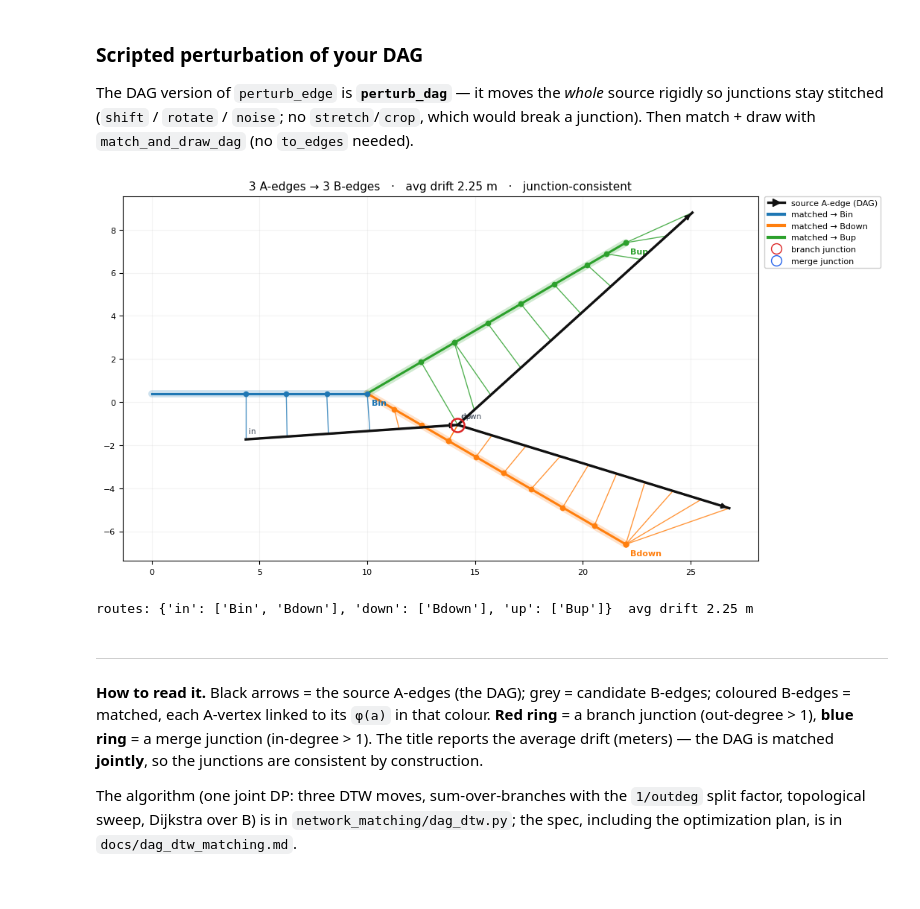
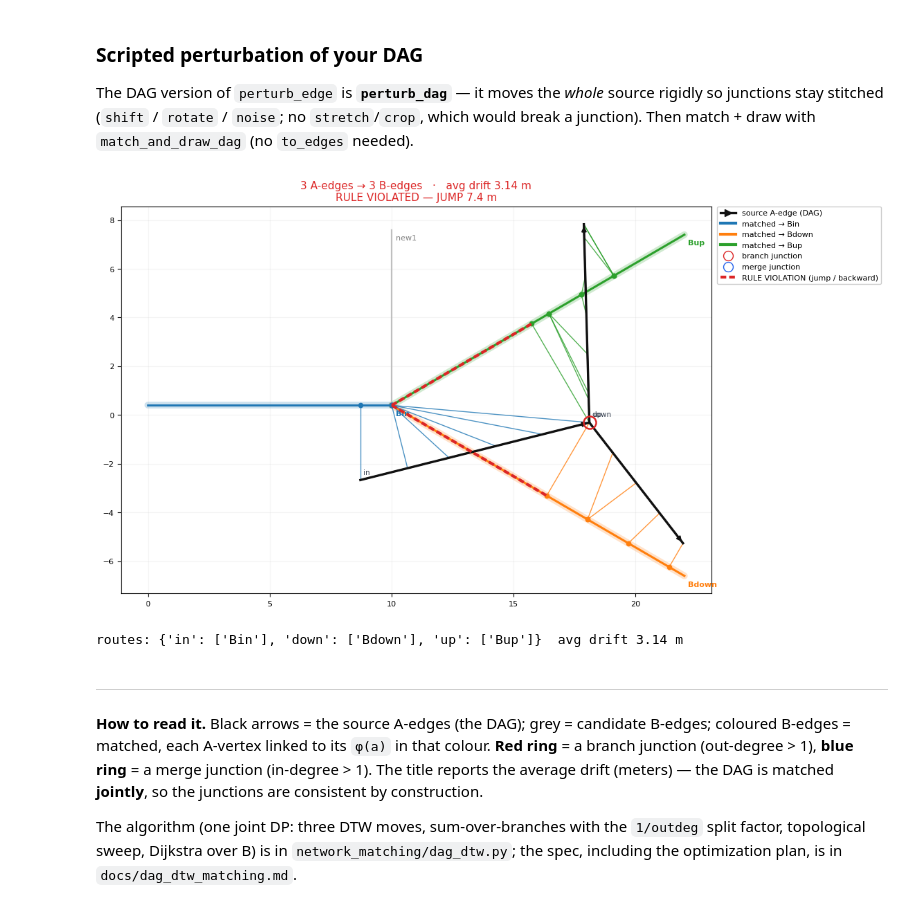
Before and after one commit to Khoshkhah/network-matching, a Jupyter notebook: notebooks/dag_dtw_playground.ipynb, the cells around one changed output. Cells and saved outputs as stored; diff of their text form; code cells hidden in the pictures.

```diff
--- a/notebooks/dag_dtw_playground.ipynb
+++ b/notebooks/dag_dtw_playground.ipynb
@@ -82,14 +82,15 @@ source moves rigidly, so junctions stay stitched).
 # %%
 my_a = [
     ("in",    [(0, 0), (10, 0)]),          # main corridor in...
-    ("up",    [(10, 0), (22, 7)]),         # ...branches up
-    ("down",  [(10, 0), (22, -7)]),        # ...and down   (a Y-split at (10,0))
+    ("up",    [(10, 0), (12, 7)]),         # ...branches up
+    ("down",  [(10, 0), (12, -7)]),        # ...and down   (a Y-split at (10,0))
     # ("up2", [(22, 7), (34, 7)]),         # <- extend a branch like this
 ]
 my_b = [
     ("Bin",   [(0, 0.4), (10, 0.4)]),
     ("Bup",   [(10, 0.4), (22, 7.4)]),
     ("Bdown", [(10, 0.4), (22, -6.6)]),
+    ("new1", [(10, 0.4), (10, 7.6)]),
 ]
 
 # static view once...
@@ -110,12 +111,12 @@ The DAG version of `perturb_edge` is **`perturb_dag`** — it moves the *whole*
 junctions stay stitched (`shift` / `rotate` / `noise`; no `stretch`/`crop`, which would break a
 junction). Then match + draw with `match_and_draw_dag` (no `to_edges` needed).
 # %%
-A = perturb_dag(my_a, shift=4, rotate=10, noise=0.5, seed=1)   # move the whole DAG rigidly
+A = perturb_dag(my_a, shift=8, rotate=20, noise=0.5, seed=1)   # move the whole DAG rigidly
 res = match_and_draw_dag(A, my_b)
 print("routes:", dict(res["routes"]), " avg drift %.2f m" % res["avg_drift"])
 # %% [output]
-[figure, old version]
+[figure, new version]
-routes: {'in': ['Bin', 'Bdown'], 'down': ['Bdown'], 'up': ['Bup']}  avg drift 2.25 m
+routes: {'in': ['Bin'], 'down': ['Bdown'], 'up': ['Bup']}  avg drift 3.14 m
 # %% [markdown]
 ---
 **How to read it.** Black arrows = the source A-edges (the DAG); grey = candidate B-edges;
```
Also changed, not shown: parts of 4 cells of this notebook, 3 other files.
